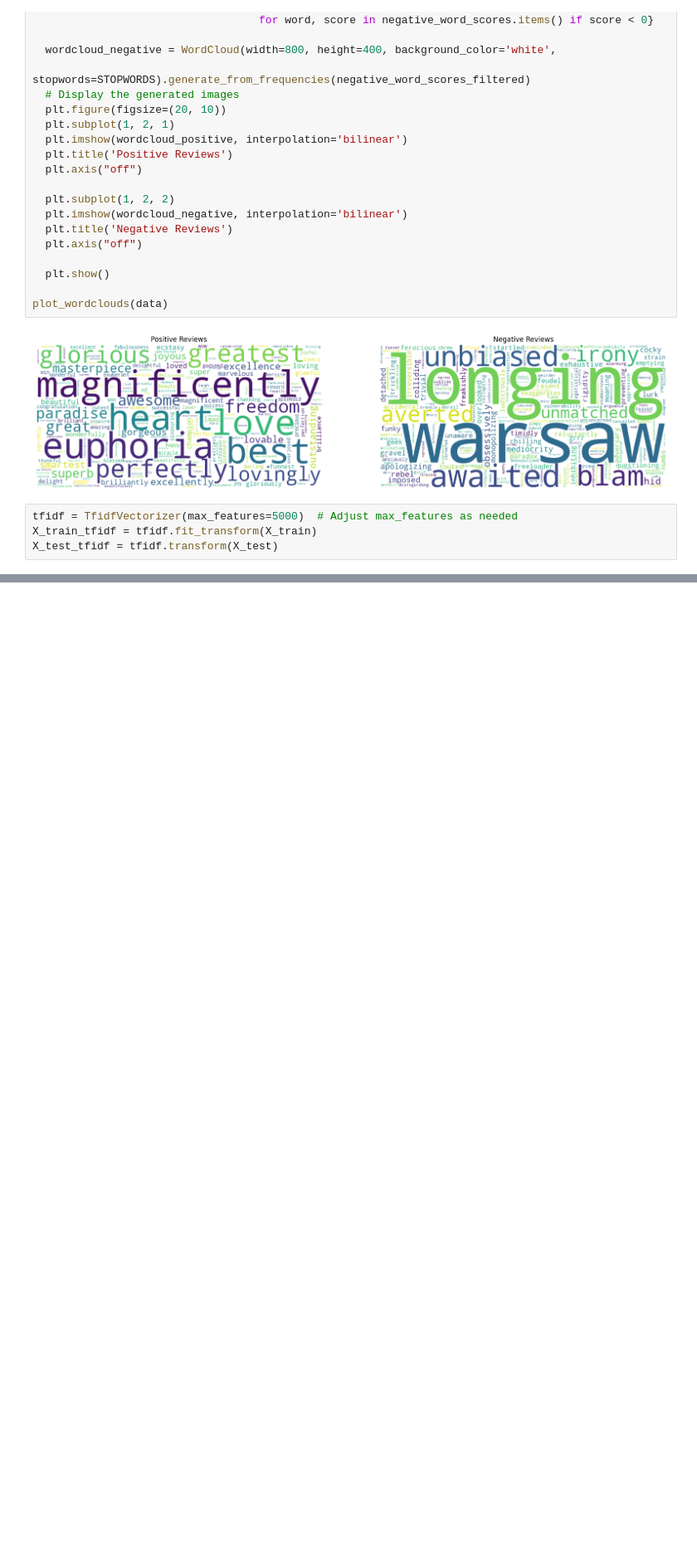
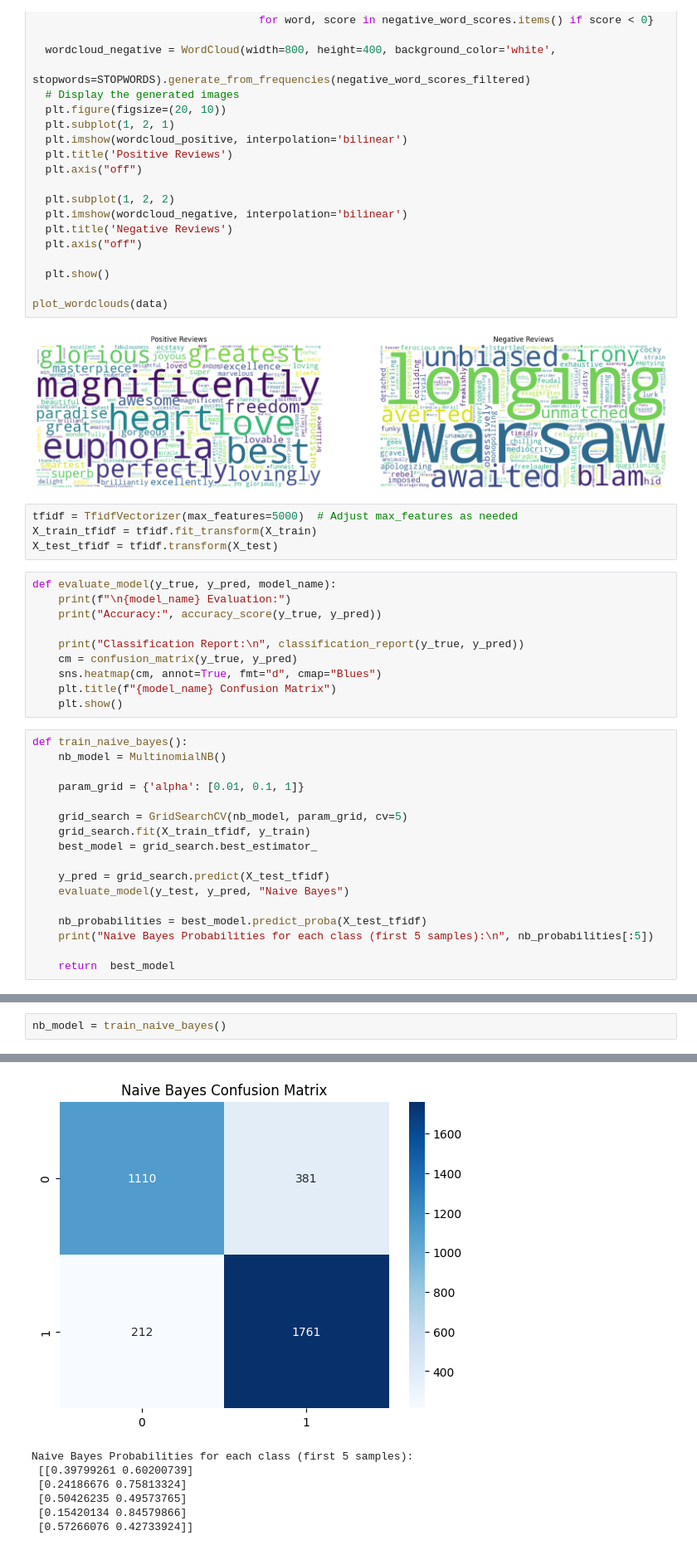
Before and after one commit to Djamesdean/SAS, a Jupyter notebook: src/Notebook.ipynb, the cells around one changed output, grey strips where cells are left out. Shown at 83% size. Saved outputs shown, nothing was run; the diff lists cells and outputs as text; blank space fills up the shorter version.

Commit message:
adding naive bias and logistic regresion models

```diff
--- a/src/Notebook.ipynb
+++ b/src/Notebook.ipynb
@@ -106,3 +115,30 @@ plot_wordclouds(data)
 tfidf = TfidfVectorizer(max_features=5000)  # Adjust max_features as needed
 X_train_tfidf = tfidf.fit_transform(X_train)
 X_test_tfidf = tfidf.transform(X_test)
+# %%
+def evaluate_model(y_true, y_pred, model_name):
+    print(f"\n{model_name} Evaluation:")
+    print("Accuracy:", accuracy_score(y_true, y_pred))
+
+    print("Classification Report:\n", classification_report(y_true, y_pred))
+    cm = confusion_matrix(y_true, y_pred)
+    sns.heatmap(cm, annot=True, fmt="d", cmap="Blues")
+    plt.title(f"{model_name} Confusion Matrix")
+    plt.show()
+# %%
+def train_naive_bayes():
+    nb_model = MultinomialNB()
+
+    param_grid = {'alpha': [0.01, 0.1, 1]}
+
+    grid_search = GridSearchCV(nb_model, param_grid, cv=5)
+    grid_search.fit(X_train_tfidf, y_train)
+    best_model = grid_search.best_estimator_
+
+    y_pred = grid_search.predict(X_test_tfidf)
+    evaluate_model(y_test, y_pred, "Naive Bayes")
+
+    nb_probabilities = best_model.predict_proba(X_test_tfidf)
+    print("Naive Bayes Probabilities for each class (first 5 samples):\n", nb_probabilities[:5])
+
+    return  best_model
@@ -108,0 +161,3 @@ X_test_tfidf = tfidf.transform(X_test)
+# %%
+nb_model = train_naive_bayes()
+# %% [output]
@@ -108,0 +175,7 @@ X_test_tfidf = tfidf.transform(X_test)
+[figure, added]
+Naive Bayes Probabilities for each class (first 5 samples):
+ [[0.39799261 0.60200739]
+ [0.24186676 0.75813324]
+ [0.50426235 0.49573765]
+ [0.15420134 0.84579866]
+ [0.57266076 0.42733924]]
```
Also changed, not shown: parts of 4 cells of this notebook.
